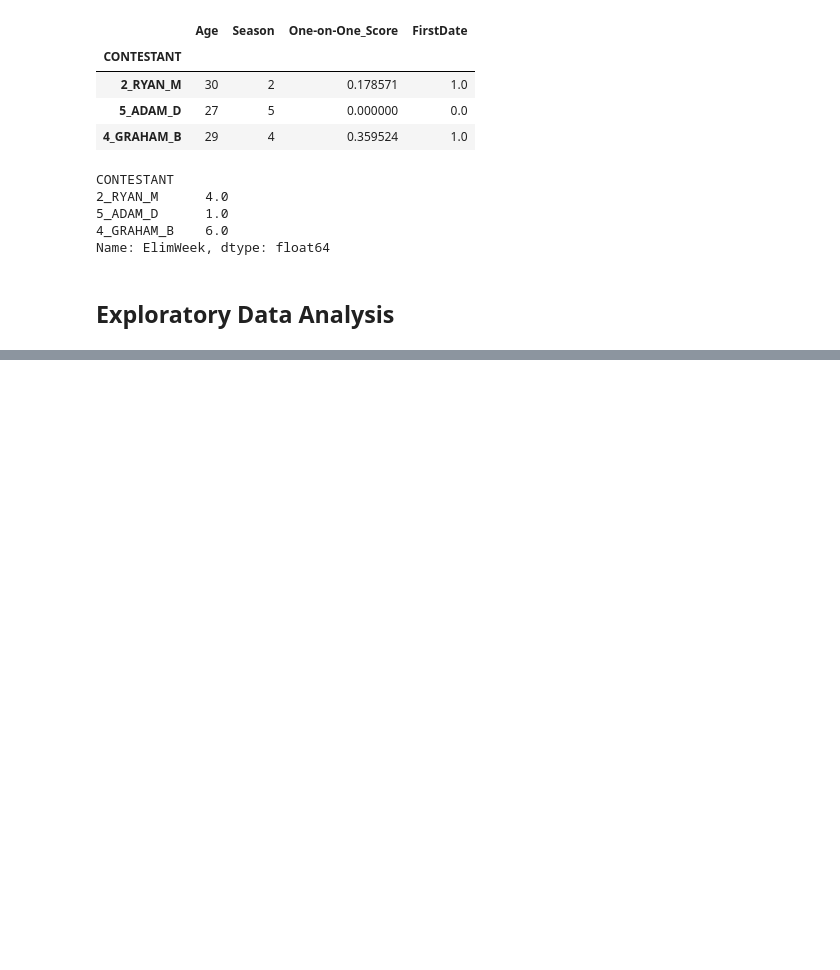
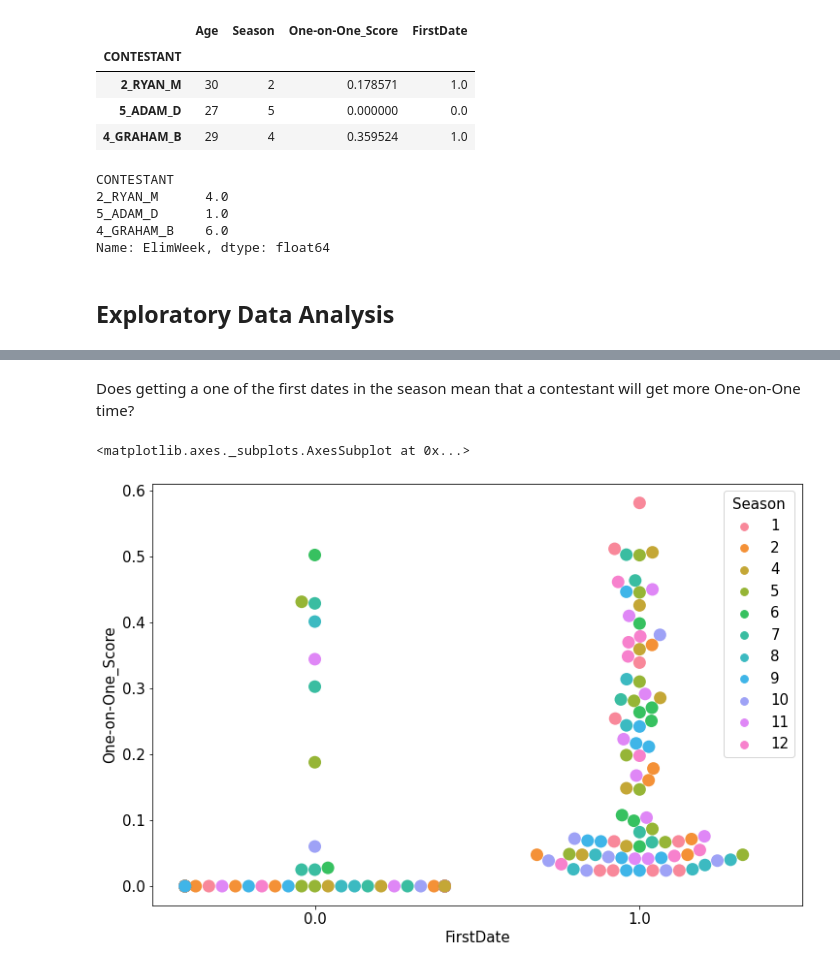
Before and after one commit to KwameTaylor/bachelorette-predictor, a Jupyter notebook: explore.ipynb, the cells around one changed output, grey strips where cells are left out. Cells and saved outputs as stored; diff of their text form; code cells hidden in the pictures; blank space fills up the shorter version.

```diff
--- a/explore.ipynb
+++ b/explore.ipynb
@@ -97,0 +112,7 @@ Text(0.5, 1.0, 'Which contestants lasted more weeks, by season and age?')
+# %% [markdown]
+Does getting a one of the first dates in the season mean that a contestant will get more One-on-One time?
+# %%
+sns.swarmplot(x="FirstDate", y="One-on-One_Score", hue="Season", data=train, size=13)
+# %% [output]
+<matplotlib.axes._subplots.AxesSubplot at 0x...>
+[figure, added]
```
Also changed, not shown: parts of 7 cells of this notebook.
